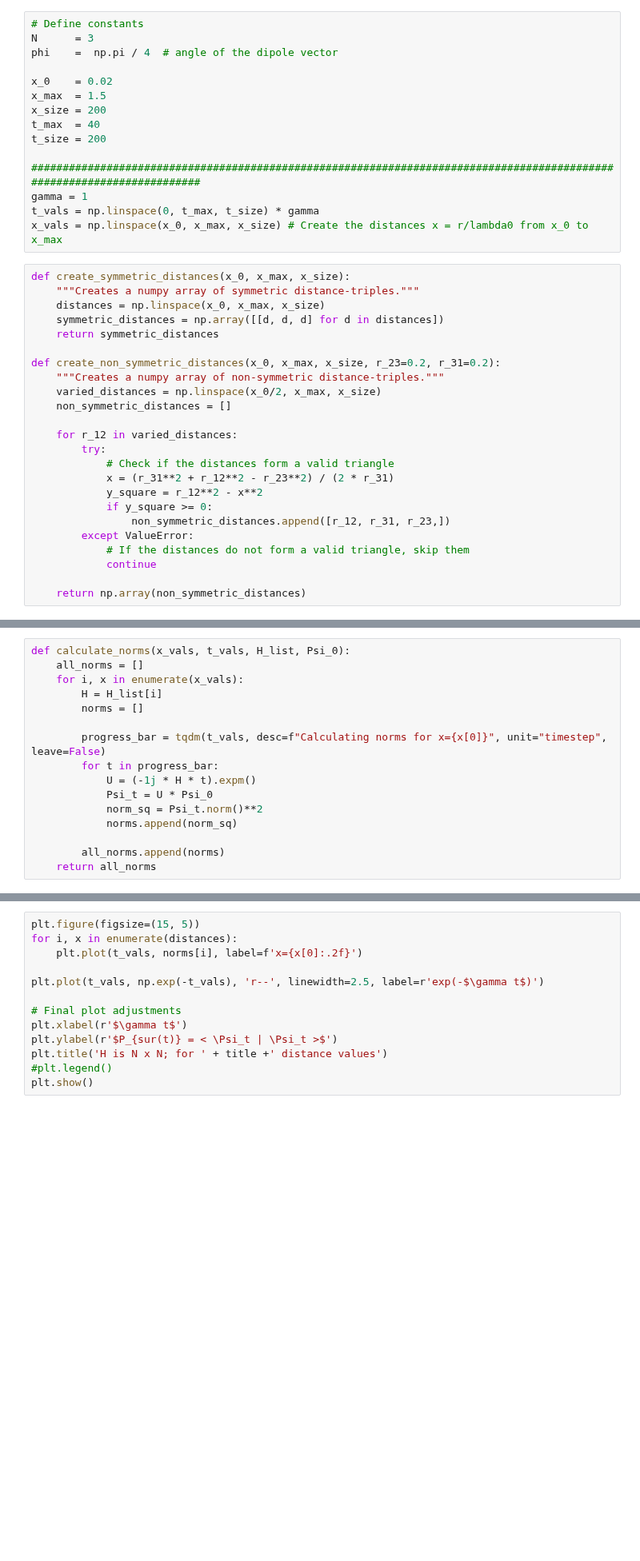
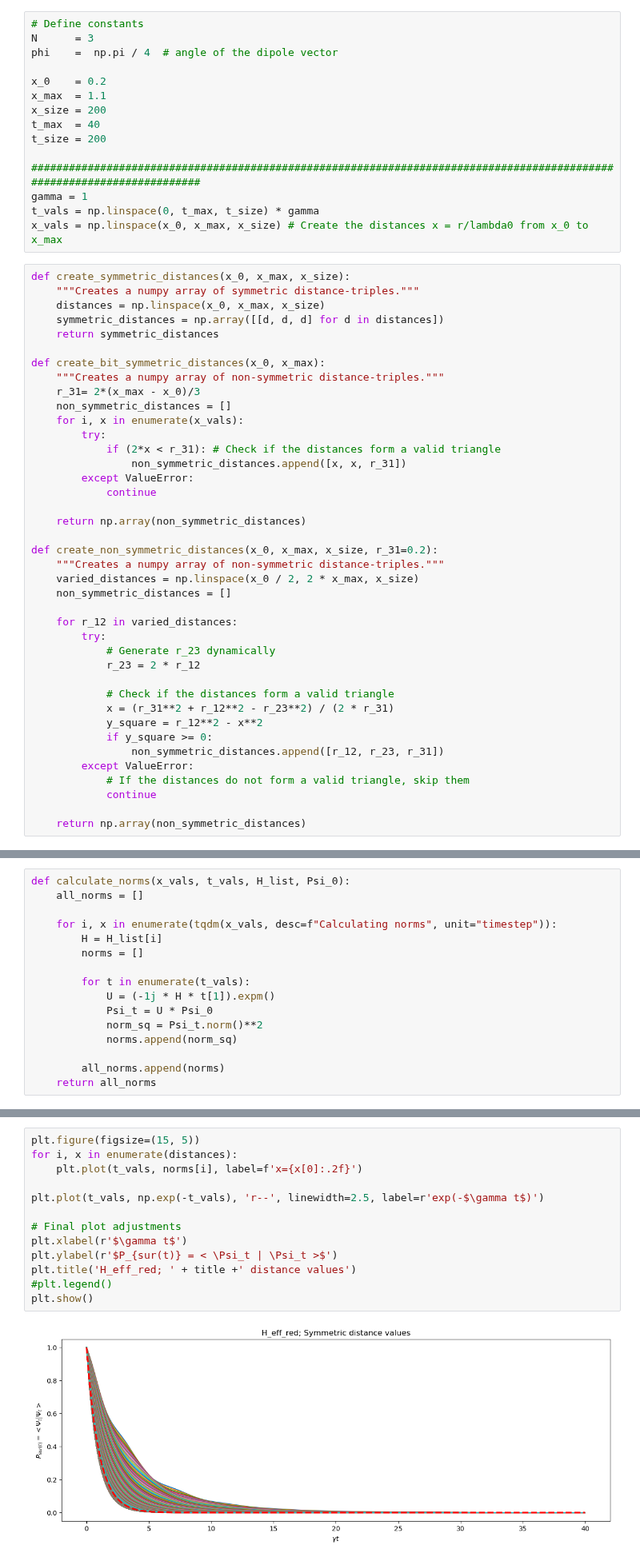
Before and after one commit to LBPhysics/GIT_Code_BA, a Jupyter notebook: Continuation/Qutip/Qutip_3_atoms.ipynb, the cells around one changed output, grey strips where cells are left out. Shown at 80% size. Saved outputs shown, nothing was run; the diff lists cells and outputs as text; blank space fills up the shorter version.

```diff
--- a/Continuation/Qutip/Qutip_3_atoms.ipynb
+++ b/Continuation/Qutip/Qutip_3_atoms.ipynb
@@ -9,8 +13,8 @@ from matplotlib.animation import FuncAnimation
 N      = 3
 phi    =  np.pi / 4  # angle of the dipole vector
 
-x_0    = 0.02
-x_max  = 1.5
+x_0    = 0.2
+x_max  = 1.1
 x_size = 200
 t_max  = 40
 t_size = 200
@@ -26,18 +30,34 @@ def create_symmetric_distances(x_0, x_max, x_size):
     symmetric_distances = np.array([[d, d, d] for d in distances])
     return symmetric_distances
 
-def create_non_symmetric_distances(x_0, x_max, x_size, r_23=0.2, r_31=0.2):
+def create_bit_symmetric_distances(x_0, x_max):
     """Creates a numpy array of non-symmetric distance-triples."""
-    varied_distances = np.linspace(x_0/2, x_max, x_size)
+    r_31= 2*(x_max - x_0)/3
+    non_symmetric_distances = []
+    for i, x in enumerate(x_vals):
+        try:
+            if (2*x < r_31): # Check if the distances form a valid triangle
+                non_symmetric_distances.append([x, x, r_31])
+        except ValueError:
+            continue
+
+    return np.array(non_symmetric_distances)
+
+def create_non_symmetric_distances(x_0, x_max, x_size, r_31=0.2):
+    """Creates a numpy array of non-symmetric distance-triples."""
+    varied_distances = np.linspace(x_0 / 2, 2 * x_max, x_size)
     non_symmetric_distances = []
 
     for r_12 in varied_distances:
         try:
+            # Generate r_23 dynamically
+            r_23 = 2 * r_12
+
             # Check if the distances form a valid triangle
             x = (r_31**2 + r_12**2 - r_23**2) / (2 * r_31)
             y_square = r_12**2 - x**2
             if y_square >= 0:
-                non_symmetric_distances.append([r_12, r_31, r_23,])
+                non_symmetric_distances.append([r_12, r_23, r_31])
         except ValueError:
             # If the distances do not form a valid triangle, skip them
             continue
@@ -204,13 +250,13 @@ print(distances)
 # %%
 def calculate_norms(x_vals, t_vals, H_list, Psi_0):
     all_norms = []
-    for i, x in enumerate(x_vals):
+
+    for i, x in enumerate(tqdm(x_vals, desc=f"Calculating norms", unit="timestep")):
         H = H_list[i]
         norms = []
 
-        progress_bar = tqdm(t_vals, desc=f"Calculating norms for x={x[0]}", unit="timestep", leave=False)
-        for t in progress_bar:
-            U = (-1j * H * t).expm()
+        for t in enumerate(t_vals):
+            U = (-1j * H * t[1]).expm()
             Psi_t = U * Psi_0
             norm_sq = Psi_t.norm()**2
             norms.append(norm_sq)
@@ -231,16 +288,18 @@ norms = calculate_norms(distances, t_vals, H_red_list, Psi_01)
 # %%
 plt.figure(figsize=(15, 5))
 for i, x in enumerate(distances):
     plt.plot(t_vals, norms[i], label=f'x={x[0]:.2f}')
 
 plt.plot(t_vals, np.exp(-t_vals), 'r--', linewidth=2.5, label=r'exp(-$\gamma t$)')
 
 # Final plot adjustments
 plt.xlabel(r'$\gamma t$')
 plt.ylabel(r'$P_{sur(t)} = < \Psi_t | \Psi_t >$')
-plt.title('H is N x N; for ' + title +' distance values')
+plt.title('H_eff_red; ' + title +' distance values')
 #plt.legend()
 plt.show()
+# %% [output]
+[figure, added]
 # %%
 fig, ax = plt.subplots(figsize=(15, 5))
 line, = ax.plot([], [], lw=2)
```
Also changed, not shown: parts of 10 cells of this notebook, 2 other files.
